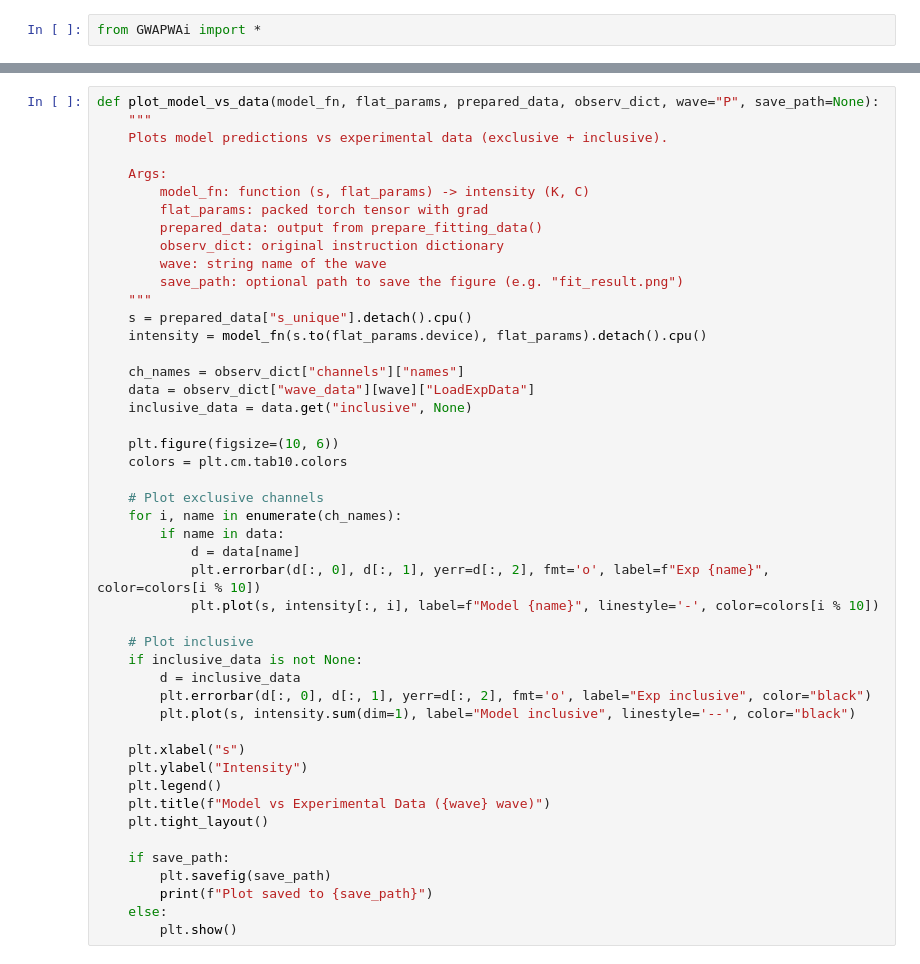
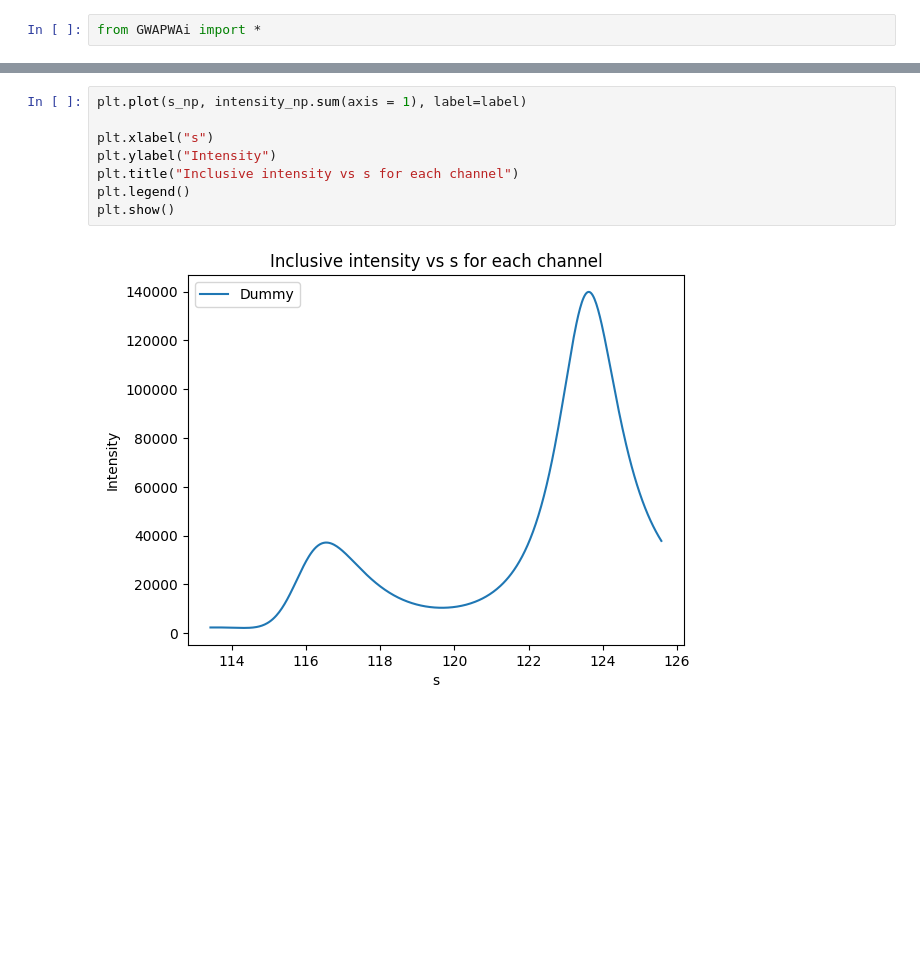
Before and after one commit to smithwya/GWAi-PWA, a Jupyter notebook: GWAI-reboot.ipynb, the cells around one changed output, grey strips where cells are left out. Cells and saved outputs as stored; diff of their text form; blank space fills up the shorter version.

```diff
--- a/GWAI-reboot.ipynb
+++ b/GWAI-reboot.ipynb
@@ -647,47 +39,10 @@ optimizer.step(closure)
-# %%
-def plot_model_vs_data(model_fn, flat_params, prepared_data, observ_dict, wave="P", save_path=None):
-    """
-    Plots model predictions vs experimental data (exclusive + inclusive).
-
-    Args:
-        model_fn: function (s, flat_params) -> intensity (K, C)
-        flat_params: packed torch tensor with grad
-        prepared_data: output from prepare_fitting_data()
-        observ_dict: original instruction dictionary
-        wave: string name of the wave
-        save_path: optional path to save the figure (e.g. "fit_result.png")
-    """
-    s = prepared_data["s_unique"].detach().cpu()
-    intensity = model_fn(s.to(flat_params.device), flat_params).detach().cpu()
-
-    ch_names = observ_dict["channels"]["names"]
-    data = observ_dict["wave_data"][wave]["LoadExpData"]
-    inclusive_data = data.get("inclusive", None)
-
-    plt.figure(figsize=(10, 6))
-    colors = plt.cm.tab10.colors
-
-    # Plot exclusive channels
-    for i, name in enumerate(ch_names):
-        if name in data:
-            d = data[name]
-            plt.errorbar(d[:, 0], d[:, 1], yerr=d[:, 2], fmt='o', label=f"Exp {name}", color=colors[i % 10])
-            plt.plot(s, intensity[:, i], label=f"Model {name}", linestyle='-', color=colors[i % 10])
-
-    # Plot inclusive
-    if inclusive_data is not None:
-        d = inclusive_data
-        plt.errorbar(d[:, 0], d[:, 1], yerr=d[:, 2], fmt='o', label="Exp inclusive", color="black")
-        plt.plot(s, intensity.sum(dim=1), label="Model inclusive", linestyle='--', color="black")
-
-    plt.xlabel("s")
-    plt.ylabel("Intensity")
-    plt.legend()
-    plt.title(f"Model vs Experimental Data ({wave} wave)")
-    plt.tight_layout()
-
-    if save_path:
-        plt.savefig(save_path)
-        print(f"Plot saved to {save_path}")
-    else:
-        plt.show()
+# %%
+plt.plot(s_np, intensity_np.sum(axis = 1), label=label)
+
+plt.xlabel("s")
+plt.ylabel("Intensity")
+plt.title("Inclusive intensity vs s for each channel")
+plt.legend()
+plt.show()
+# %% [output]
+[figure, added]
```
Also changed, not shown: parts of 26 cells of this notebook, 3 other files.
